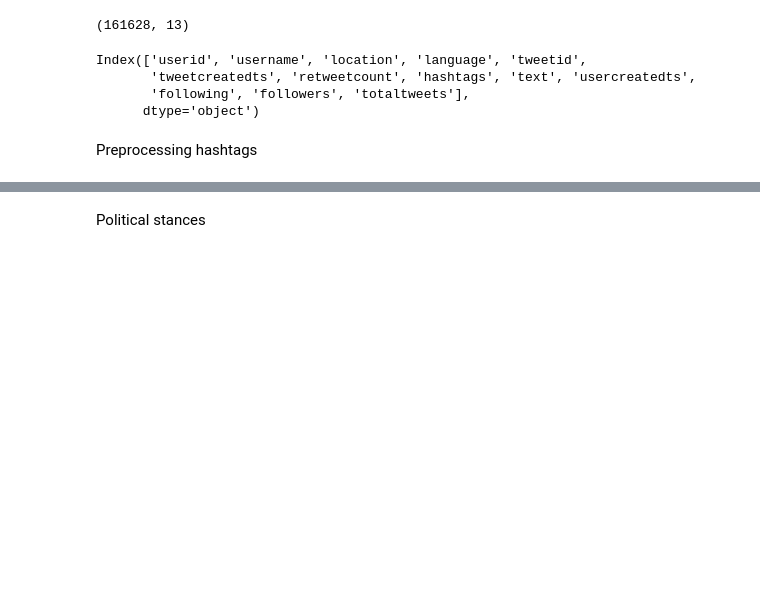
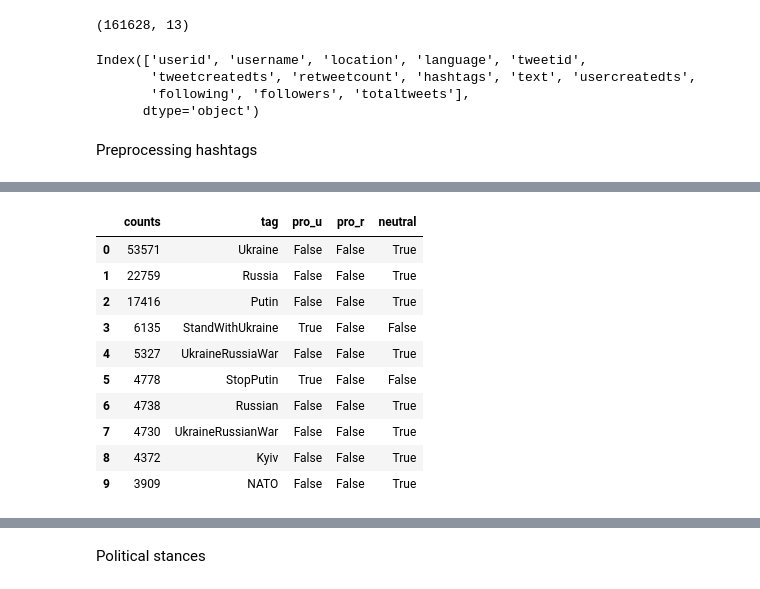
Before and after one commit to Yvonne27Jin/BSDS3002GP_Computational_propaganda_Ukraine, a Jupyter notebook: code/1_DPP.ipynb, the cells around one changed output, grey strips where cells are left out. Saved outputs shown, nothing was run; the diff lists cells and outputs as text; code cells hidden in the pictures; blank space fills up the shorter version.

```diff
--- a/code/1_DPP.ipynb
+++ b/code/1_DPP.ipynb
@@ -59,0 +97,35 @@ tagdf[1:20]
+# %%
+old_tags = pd.read_csv("hashtag_over30_tagged.csv")
+
+pro_u = []
+pro_r = []
+neutral = []
+
+for i in chosen_tags["tag"]:
+    if i in old_tags["tag"].values:
+        j = old_tags.loc[old_tags["tag"] == i]
+        pro_u.append(j["Pro_U"].values[0])
+        pro_r.append(False if j["Pro_R"].values[0] == "FALSE " else True)
+        neutral.append(j["Neutral"].values[0])
+    else:
+        pro_u.append("X")
+        pro_r.append("X")
+        neutral.append("X")
+
+chosen_tags.insert(loc=2, column="pro_u", value=pro_u)
+chosen_tags.insert(loc=3, column="pro_r", value=pro_r)
+chosen_tags.insert(loc=4, column="neutral", value=neutral)
+
+chosen_tags.head(10)
+# %% [output]
+|  | counts | tag | pro_u | pro_r | neutral |
+| 0 | 53571 | Ukraine | False | False | True |
+| 1 | 22759 | Russia | False | False | True |
+| 2 | 17416 | Putin | False | False | True |
+| 3 | 6135 | StandWithUkraine | True | False | False |
+| 4 | 5327 | UkraineRussiaWar | False | False | True |
+| 5 | 4778 | StopPutin | True | False | False |
+| 6 | 4738 | Russian | False | False | True |
+| 7 | 4730 | UkraineRussianWar | False | False | True |
+| 8 | 4372 | Kyiv | False | False | True |
+| 9 | 3909 | NATO | False | False | True |
```
Also changed, not shown: parts of 6 cells of this notebook, 6 other files.
